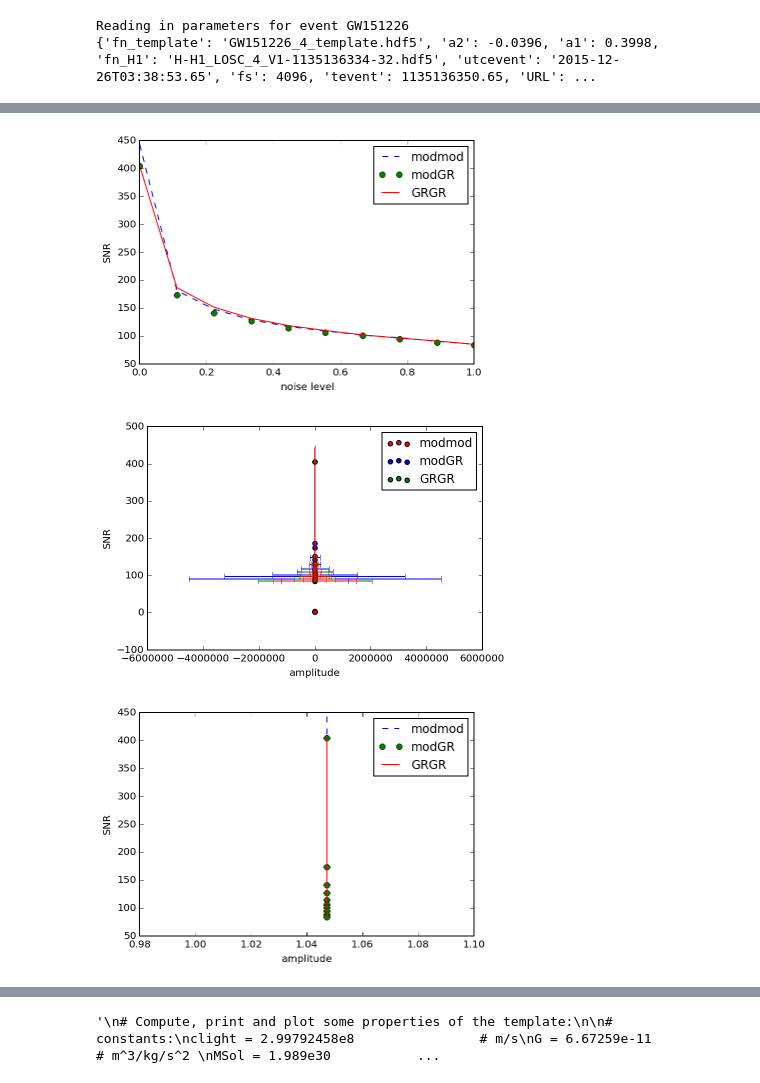
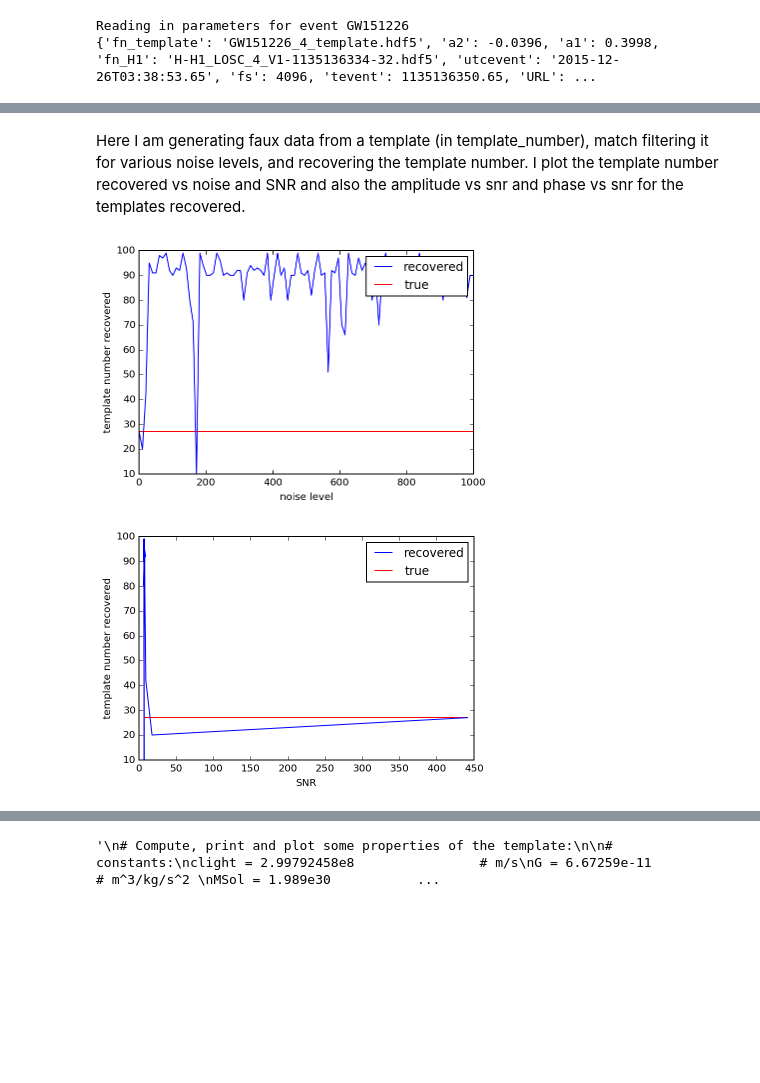
Before and after one commit to meljrose/LIGO, a Jupyter notebook: LIGO_workbook.ipynb, the cells around one changed output, grey strips where cells are left out. Cells and saved outputs as stored; diff of their text form; code cells hidden in the pictures; blank space fills up the shorter version.

```diff
--- a/LIGO_workbook.ipynb
+++ b/LIGO_workbook.ipynb
@@ -787,44 +786,0 @@ array([  9.97338528e-01,   1.04748636e+00,   1.01402426e+00,
-# %%
-
-plt.plot(noise_levels,modmod_snr_arr, '--', label="modmod")
-plt.plot(noise_levels,modGR_snr_arr, 'o',label="modGR")
-plt.plot(noise_levels,GRGR_snr_arr, label="GRGR")
-plt.xlabel("noise level")
-plt.ylabel("SNR")
-plt.legend(loc=0)
-plt.show()
-
-modmodr_amps_means = [np.mean(amp) for amp in modmodr_amps]
-modmodr_amps_vars = [np.var(amp) for amp in modmodr_amps]
-plt.scatter(modmodr_amps_means, np.log10(modmod_snr_arr),marker='o', c='r',label="modmod")
-plt.errorbar(modmodr_amps_means, np.log10(modmod_snr_arr), xerr=modmodr_amps_vars)
-
-modGRr_amps_means = [np.mean(amp) for amp in modGRr_amps]
-modGRr_amps_vars = [np.var(amp) for amp in modGRr_amps]
-plt.scatter(modGRr_amps_means, np.log10(modGR_snr_arr), marker='o', c='b',label="modGR")
-plt.errorbar(modGRr_amps_means, np.log10(modmod_snr_arr), xerr=modGRr_amps_vars)
-
-GRGRr_amps_means = [np.mean(amp) for amp in GRGRr_amps]
-GRGRr_amps_vars = [np.var(amp) for amp in GRGRr_amps]
-plt.scatter(GRGRr_amps_means, GRGR_snr_arr, marker='o', c='g',label="GRGR")
-plt.errorbar(GRGRr_amps_means, modmod_snr_arr, xerr=GRGRr_amps_vars)
-#plt.xlim(0,1.2)
-plt.ylabel("SNR")
-plt.xlabel("amplitude")
-plt.legend(loc=0)
-plt.show()
-
-plt.plot([np.mean(phase) for amp in modmodr_phases], modmod_snr_arr,'--', label="modmod")
-plt.plot([np.mean(phase) for amp in modGRr_phases], modGR_snr_arr, 'o',label="modGR")
-plt.plot([np.mean(phase) for amp in GRGRr_phases], GRGR_snr_arr, label="GRGR")
-#plt.xlim(0,1.2)
-plt.ylabel("SNR")
-plt.xlabel("amplitude")
-plt.legend(loc=0)
-plt.show()
-
-# snr ~12
-# %% [output]
-[figure, removed]
-[figure, removed]
-[figure, removed]
@@ -855,0 +787,29 @@ plt.show()
+# %% [markdown]
+Here I am generating faux data from a template (in template_number), match filtering it for various noise levels, and recovering the template number. I plot the template number recovered vs noise and SNR and also the amplitude vs snr and phase vs snr for the templates recovered.
+# %%
+template_number = 27
+#noise_levels = np.linspace(0,10,10)
+noise_levels = np.linspace(0,1000,100)
+moddata_arr = addnoise(templates[template_number].timeseries, noise_levels)
+recovered_templates = []
+recovered_snrs = []
+for data in moddata_arr:
+    modsnr_arr = [matchfiltering(template.timeseries,data) for template in templates]
+    recovered_templates.append(np.argmax(modsnr_arr))
+    recovered_snrs.append(np.max(modsnr_arr))
+# %%
+plt.plot(noise_levels,recovered_templates, label="recovered")
+plt.hlines(template_number, xmin=np.min(noise_levels), xmax=np.max(noise_levels), color='r', label="true")
+plt.ylabel("template number recovered")
+plt.xlabel("noise level")
+plt.legend()
+plt.show()
+plt.plot(recovered_snrs,recovered_templates, label="recovered")
+plt.ylabel("template number recovered")
+plt.xlabel("SNR")
+plt.hlines(template_number, xmin=np.min(recovered_snrs), xmax=np.max(recovered_snrs),color='r', label="true")
+plt.legend()
+plt.show()
+# %% [output]
+[figure, added]
+[figure, added]
```
Also changed, not shown: parts of 15 cells of this notebook.
